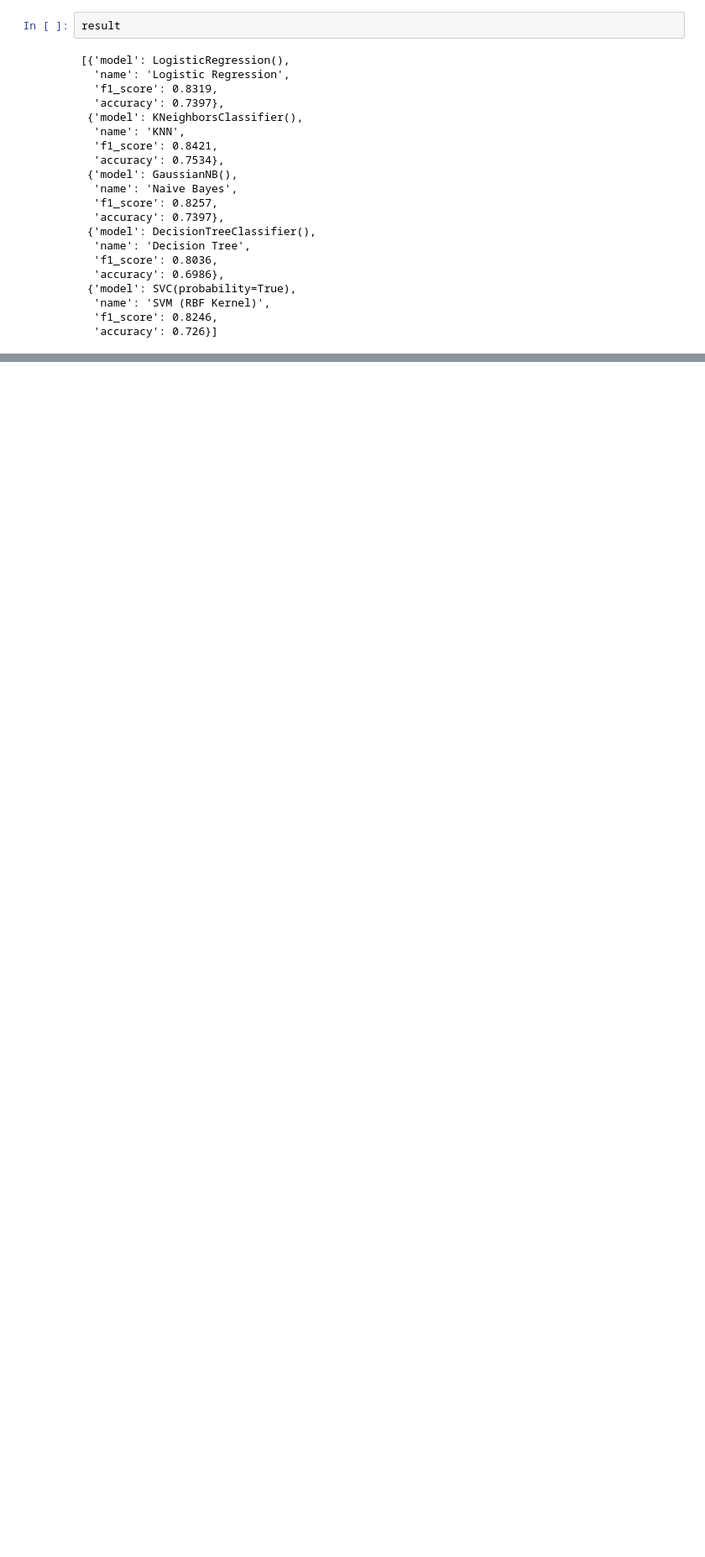
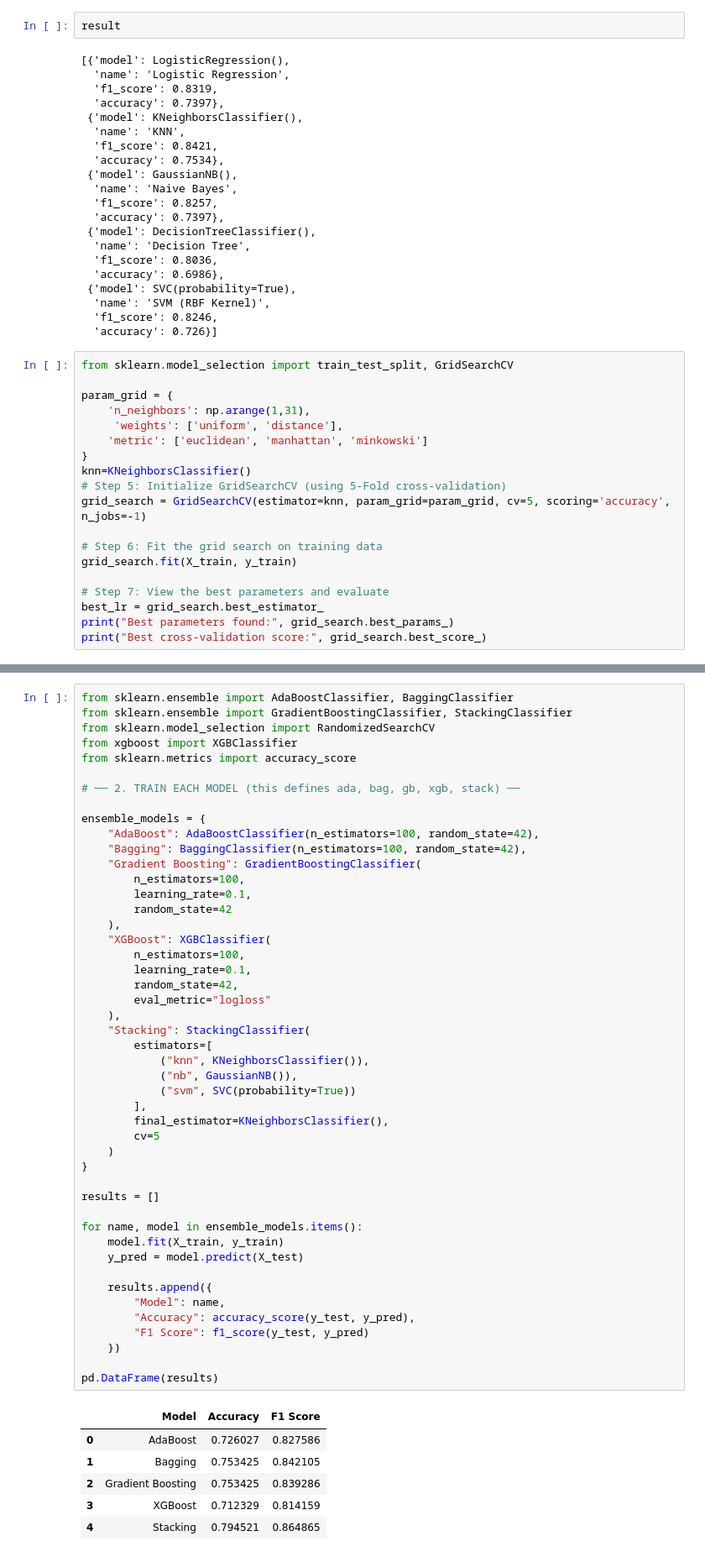
Before and after one commit to AbdulRehman817/RainFall_Prediction_Project, a Jupyter notebook: rainfall.ipynb, the cells around one changed output, grey strips where cells are left out. Shown at 84% size. Drawn from its saved outputs; the diff is of its cells as text; blank space fills up the shorter version.

```diff
--- a/rainfall.ipynb
+++ b/rainfall.ipynb
@@ -246,3 +248,22 @@ result
   'name': 'SVM (RBF Kernel)',
   'f1_score': 0.8246,
   'accuracy': 0.726}]
+# %%
+from sklearn.model_selection import train_test_split, GridSearchCV
+
+param_grid = {
+    'n_neighbors': np.arange(1,31),
+     'weights': ['uniform', 'distance'],
+    'metric': ['euclidean', 'manhattan', 'minkowski']
+}
+knn=KNeighborsClassifier()
+# Step 5: Initialize GridSearchCV (using 5-Fold cross-validation)
+grid_search = GridSearchCV(estimator=knn, param_grid=param_grid, cv=5, scoring='accuracy', n_jobs=-1)
+
+# Step 6: Fit the grid search on training data
+grid_search.fit(X_train, y_train)
+
+# Step 7: View the best parameters and evaluate
+best_lr = grid_search.best_estimator_
+print("Best parameters found:", grid_search.best_params_)
+print("Best cross-validation score:", grid_search.best_score_)
@@ -248,0 +280,54 @@ result
+# %%
+from sklearn.ensemble import AdaBoostClassifier, BaggingClassifier
+from sklearn.ensemble import GradientBoostingClassifier, StackingClassifier
+from sklearn.model_selection import RandomizedSearchCV
+from xgboost import XGBClassifier
+from sklearn.metrics import accuracy_score
+
+# ── 2. TRAIN EACH MODEL (this defines ada, bag, gb, xgb, stack) ──
+
+ensemble_models = {
+    "AdaBoost": AdaBoostClassifier(n_estimators=100, random_state=42),
+    "Bagging": BaggingClassifier(n_estimators=100, random_state=42),
+    "Gradient Boosting": GradientBoostingClassifier(
+        n_estimators=100,
+        learning_rate=0.1,
+        random_state=42
+    ),
+    "XGBoost": XGBClassifier(
+        n_estimators=100,
+        learning_rate=0.1,
+        random_state=42,
+        eval_metric="logloss"
+    ),
+    "Stacking": StackingClassifier(
+        estimators=[
+            ("knn", KNeighborsClassifier()),
+            ("nb", GaussianNB()),
+            ("svm", SVC(probability=True))
+        ],
+        final_estimator=KNeighborsClassifier(),
+        cv=5
+    )
+}
+
+results = []
+
+for name, model in ensemble_models.items():
+    model.fit(X_train, y_train)
+    y_pred = model.predict(X_test)
+
+    results.append({
+        "Model": name,
+        "Accuracy": accuracy_score(y_test, y_pred),
+        "F1 Score": f1_score(y_test, y_pred)
+    })
+
+pd.DataFrame(results)
+# %% [output]
+|  | Model | Accuracy | F1 Score |
+| 0 | AdaBoost | 0.726027 | 0.827586 |
+| 1 | Bagging | 0.753425 | 0.842105 |
+| 2 | Gradient Boosting | 0.753425 | 0.839286 |
+| 3 | XGBoost | 0.712329 | 0.814159 |
+| 4 | Stacking | 0.794521 | 0.864865 |
```
Also changed, not shown: parts of 3 cells of this notebook.
